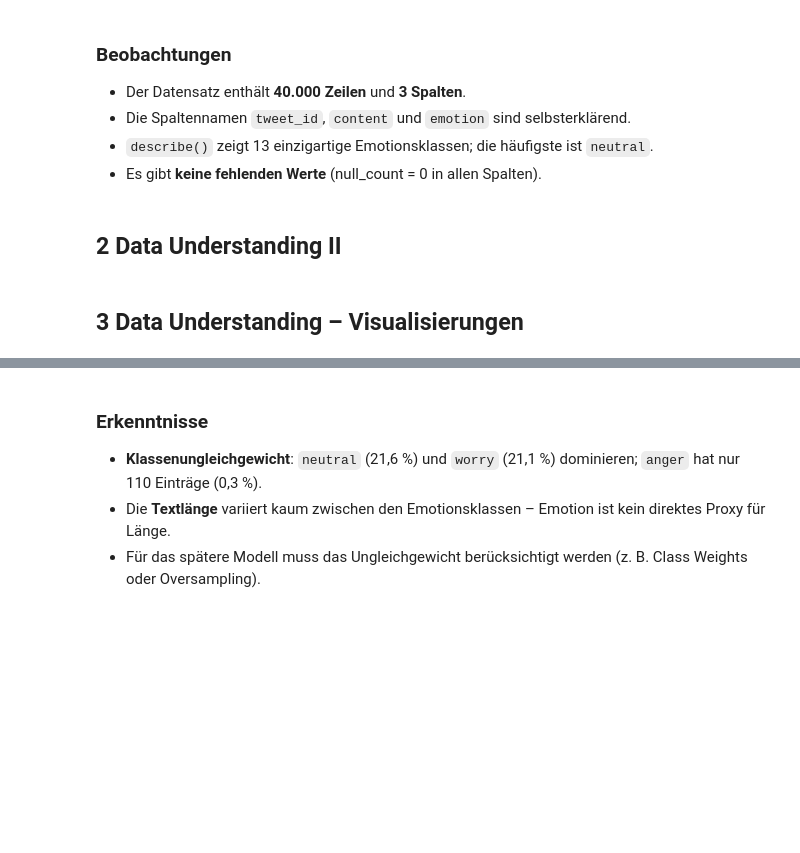
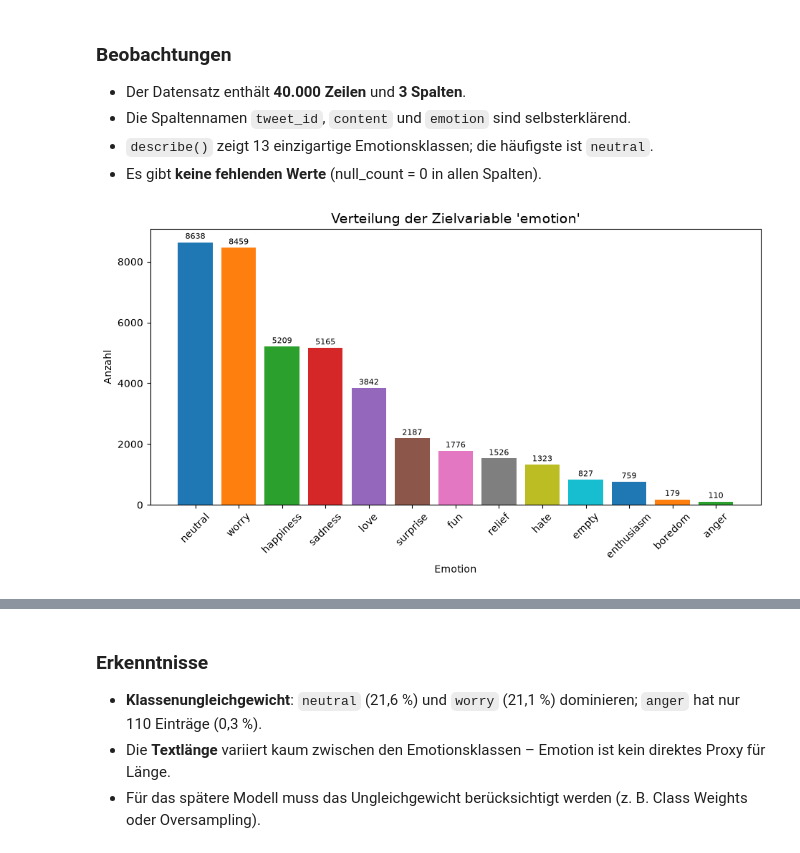
Before and after one commit to Anas2308/Neue_Konzepte_Portfolio, a Jupyter notebook: notebooks/2_Data-Understanding.ipynb, the cells around one changed output, grey strips where cells are left out. Drawn from its saved outputs; the diff is of its cells as text; code cells hidden in the pictures; blank space fills up the shorter version.

```diff
--- a/notebooks/2_Data-Understanding.ipynb
+++ b/notebooks/2_Data-Understanding.ipynb
@@ -5,6 +5,3 @@ Datensatz: `tweet_emotion.parquet` – Twitter-Nachrichten mit zugehöriger Emot
 # %%
 import polars as pl
 import matplotlib.pyplot as plt
-import re
-
-plt.rcParams["figure.figsize"] = (10, 5)
@@ -13,3 +8,3 @@ plt.rcParams["figure.figsize"] = (10, 5)
 # %%
-df = pl.read_parquet("../data/tweet_emotion.parquet")
-df.head()
+tweets = pl.read_parquet("../data/dataset_small.parquet")
+tweets.head()
@@ -26,5 +47,3 @@ df.describe()
 - Die Spaltennamen `tweet_id`, `content` und `emotion` sind selbsterklärend.
 - `describe()` zeigt 13 einzigartige Emotionsklassen; die häufigste ist `neutral`.
 - Es gibt **keine fehlenden Werte** (null_count = 0 in allen Spalten).
-# %% [markdown]
-## 2 Data Understanding II
@@ -50,20 +50,19 @@ print("Verbleibende Spalten:", df_model.columns)
 # %%
-emotion_counts = df["emotion"].value_counts(sort=True)
+emotion_counts = tweets["emotion"].value_counts(sort=True)
 labels = emotion_counts["emotion"].to_list()
 values = emotion_counts["count"].to_list()
 
 colors = plt.cm.tab10.colors
 fig, ax = plt.subplots(figsize=(11, 5))
 bars = ax.bar(labels, values, color=colors[:len(labels)])
 ax.set_title("Verteilung der Zielvariable 'emotion'", fontsize=14)
 ax.set_xlabel("Emotion")
 ax.set_ylabel("Anzahl")
 ax.tick_params(axis="x", rotation=45)
 for bar in bars:
     ax.text(bar.get_x() + bar.get_width() / 2, bar.get_height() + 50,
             str(int(bar.get_height())), ha="center", va="bottom", fontsize=8)
-plt.tight_layout()
 plt.show()
+# %% [output]
+[figure, added]
-# %% [markdown]
-## 3 Data Understanding – Visualisierungen
 # %%
```
Also changed, not shown: parts of 15 cells of this notebook, 18 other files.
